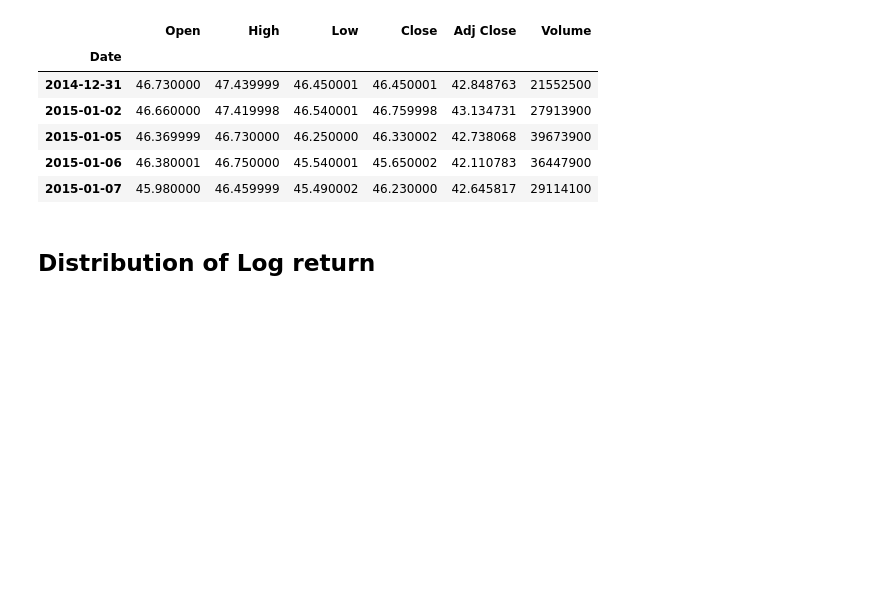
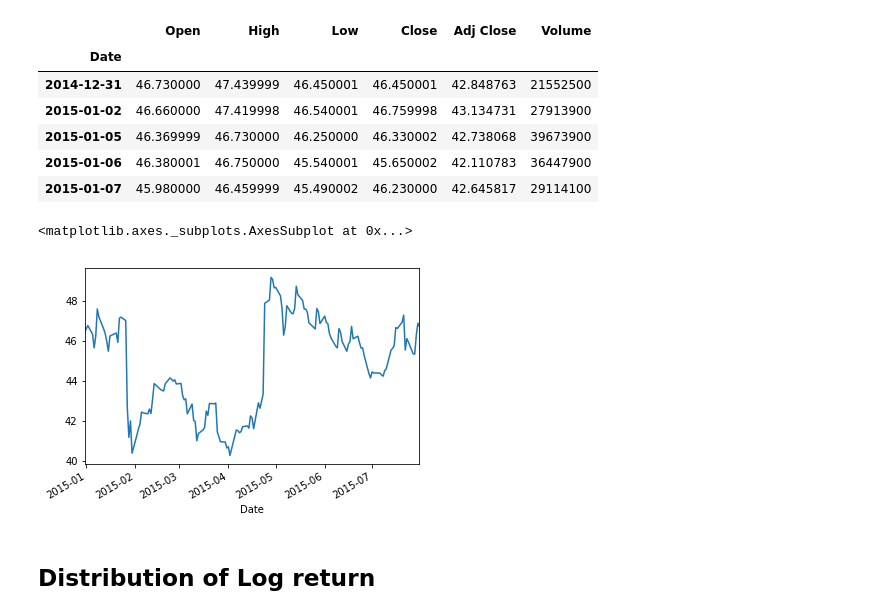
Before and after one commit to Arun97-creator/Python-for-Finance, a Jupyter notebook: Models+of+Stock+Return.ipynb, the cells around one changed output. Saved outputs shown, nothing was run; the diff lists cells and outputs as text; code cells hidden in the pictures; blank space fills up the shorter version.

```diff
--- a/Models+of+Stock+Return.ipynb
+++ b/Models+of+Stock+Return.ipynb
@@ -16,6 +16,12 @@ ms.head()
 | 2015-01-05 | 46.369999 | 46.730000 | 46.250000 | 46.330002 | 42.738068 | 39673900 |
 | 2015-01-06 | 46.380001 | 46.750000 | 45.540001 | 45.650002 | 42.110783 | 36447900 |
 | 2015-01-07 | 45.980000 | 46.459999 | 45.490002 | 46.230000 | 42.645817 | 29114100 |
+# %%
+ms.loc['2014-8-01':'2015-8-01','Close'].plot()
+#Big drop in prices of ms from February to april start
+# %% [output]
+<matplotlib.axes._subplots.AxesSubplot at 0x...>
+[figure, added]
 # %% [markdown]
 ## Distribution of Log return
 # %%
```
Also changed, not shown: parts of 8 cells of this notebook.
